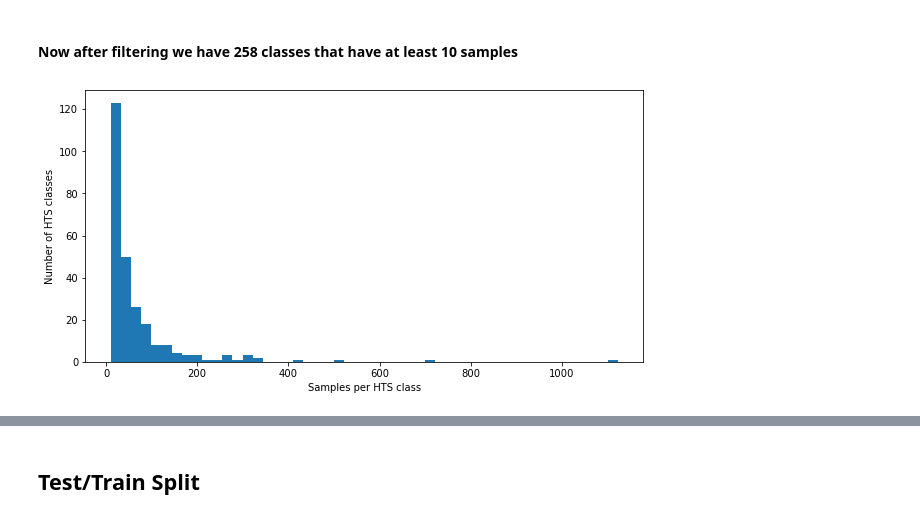
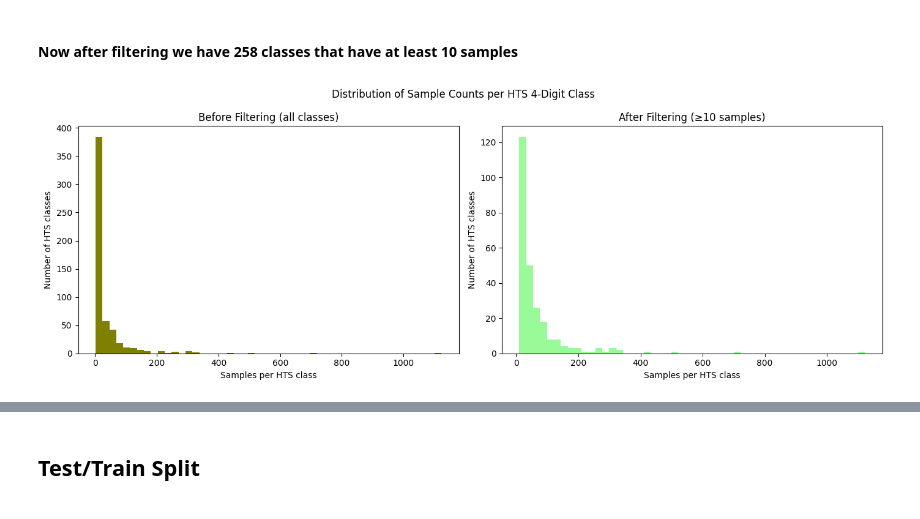
Before and after one commit to hannah-lin-nu/HTS-Master-Classifier, a Jupyter notebook: HTS_Classifier.ipynb, the cells around one changed output, grey strips where cells are left out. Drawn from its saved outputs; the diff is of its cells as text; code cells hidden in the pictures.

```diff
--- a/HTS_Classifier.ipynb
+++ b/HTS_Classifier.ipynb
@@ -189,12 +192,26 @@ Updated Shape: (17378, 7)
 #### Now after filtering we have 258 classes that have at least 10 samples
 # %%
 # Updated Visualization with filtered data
+
+parsed_counts = parsed_df["hts_4digit"].value_counts()
 filtered_counts = filtered_df["hts_4digit"].value_counts()
 
-plt.figure(figsize=(10,5))
-plt.hist(filtered_counts, bins=50)
-plt.xlabel("Samples per HTS class")
-plt.ylabel("Number of HTS classes")
+fig, axes = plt.subplots(1, 2, figsize=(14, 5))
+
+# parsed_df, no filter.
+axes[0].hist(parsed_counts, bins=50, color="olive")
+axes[0].set_xlabel("Samples per HTS class")
+axes[0].set_ylabel("Number of HTS classes")
+axes[0].set_title("Before Filtering (all classes)")
+
+# filtered_df, filtered with at least >10 samples.
+axes[1].hist(filtered_counts, bins=50, color="palegreen")
+axes[1].set_xlabel("Samples per HTS class")
+axes[1].set_ylabel("Number of HTS classes")
+axes[1].set_title("After Filtering (≥10 samples)")
+
+plt.suptitle("Distribution of Sample Counts per HTS 4-Digit Class")
+plt.tight_layout()
 plt.show()
 # %% [output]
-[figure, old version]
+[figure, new version]
```
Also changed, not shown: parts of 20 cells of this notebook, 1 other file.
